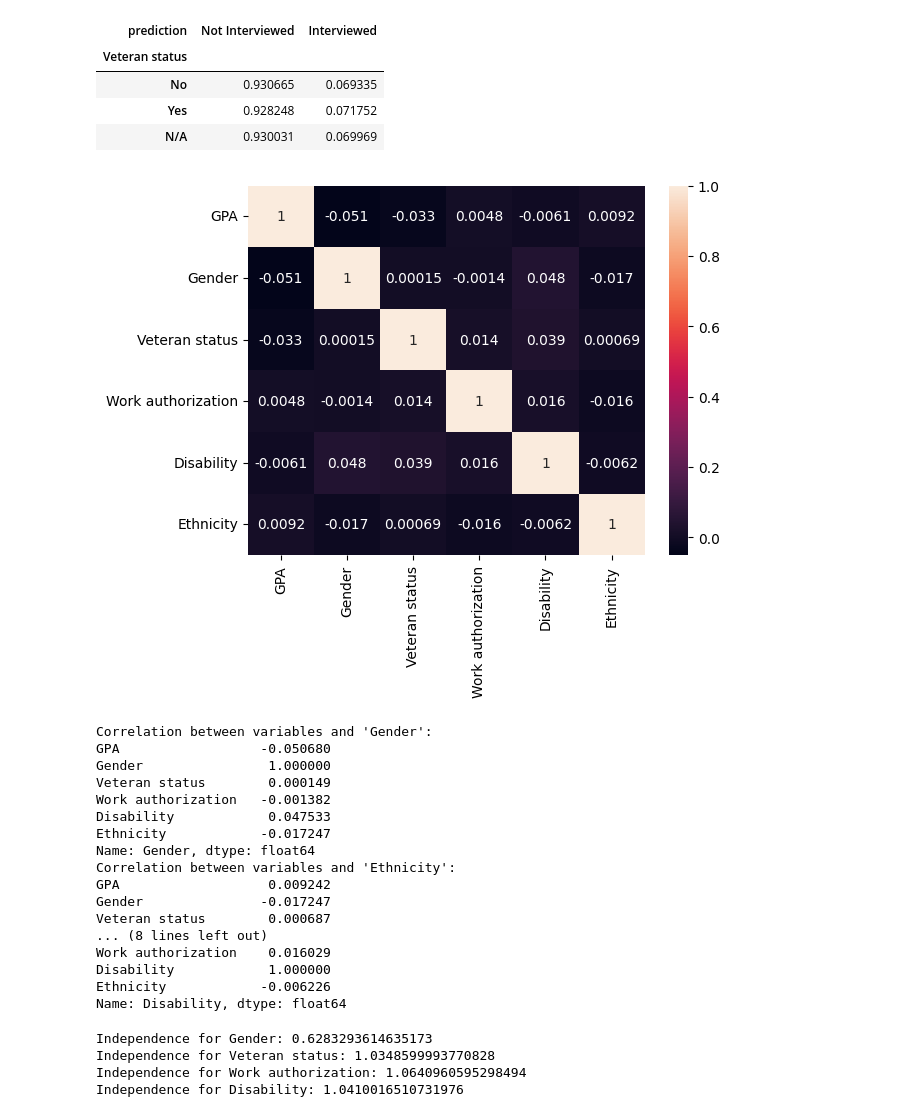
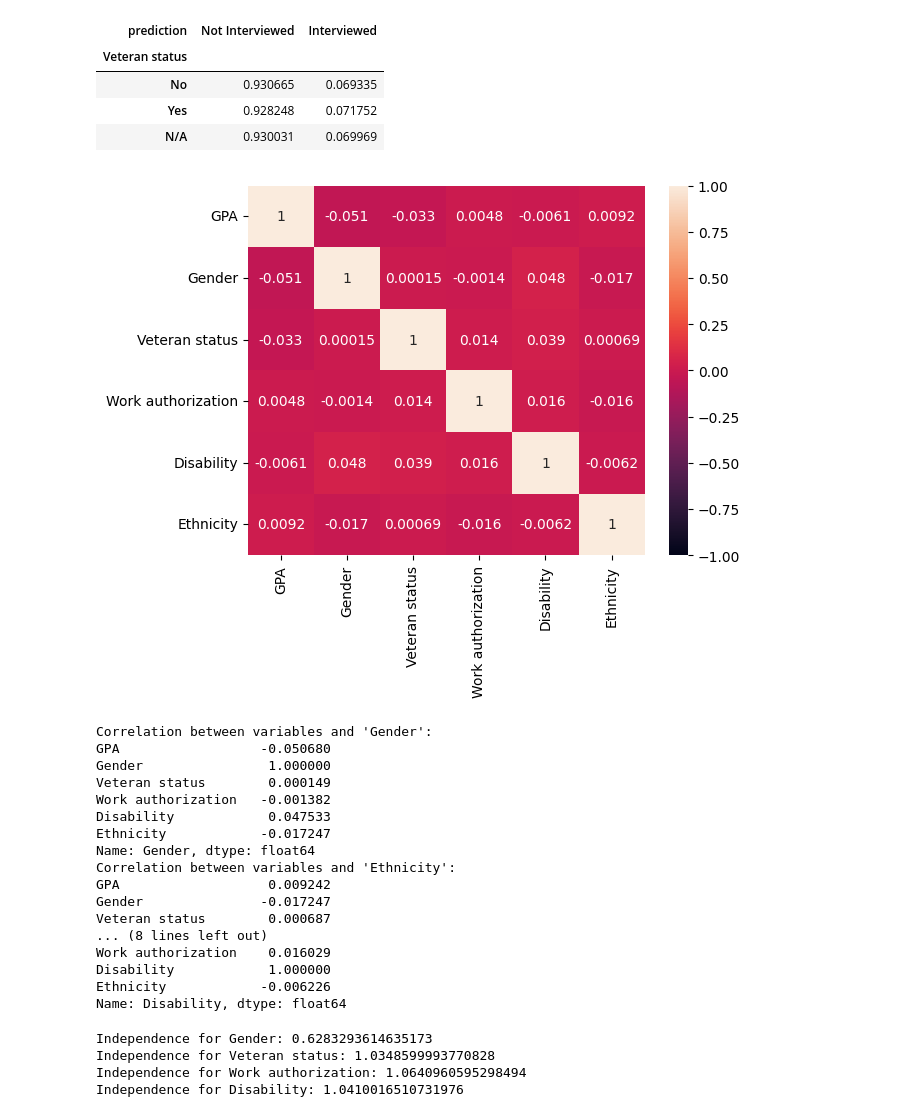
Before and after one commit to zoeykatzive/csci1951zfinal, a Jupyter notebook: audit.ipynb, the cells around one changed output. Cells and saved outputs as stored; diff of their text form; code cells hidden in the pictures.

```diff
--- a/audit.ipynb
+++ b/audit.ipynb
@@ -273,35 +273,35 @@ count_matrix_norm.head()
 #Proxies
 
 final_copy = final.copy()
 
 #reconvert N/A to acutal NA values
 final_copy.replace('N/A', np.nan, inplace=True)
 
 #convert F and M values to 1 and 0
 final_copy['Gender'] = final_copy['Gender'].replace({'F': 1, 'M': 0})
 
 corr_data = final_copy[["GPA", "Gender", "Veteran status", "Work authorization", "Disability", "Ethnicity"]]
 corr = corr_data.corr()
-sns.heatmap(corr, vmin=-1, vmax=1 annot = True)
+sns.heatmap(corr, vmin=-1, vmax=1, annot = True)
 plt.savefig('correlation_matrix.png', dpi=300)
 plt.show()
 
 # Print the results
 print("Correlation between variables and 'Gender':")
 gender_corr = corr['Gender']
 print(gender_corr)
 
 # Print the results
 print("Correlation between variables and 'Ethnicity':")
 ethnicity_corr = corr['Ethnicity']
 print(ethnicity_corr)
 
 # Print the results
 print("Correlation between variables and 'Disability':")
 disability_corr = corr['Disability']
 print(disability_corr)
 # %% [output]
-[figure, old version]
+[figure, new version]
 Correlation between variables and 'Gender':
 GPA                  -0.050680
 Gender                1.000000
```
